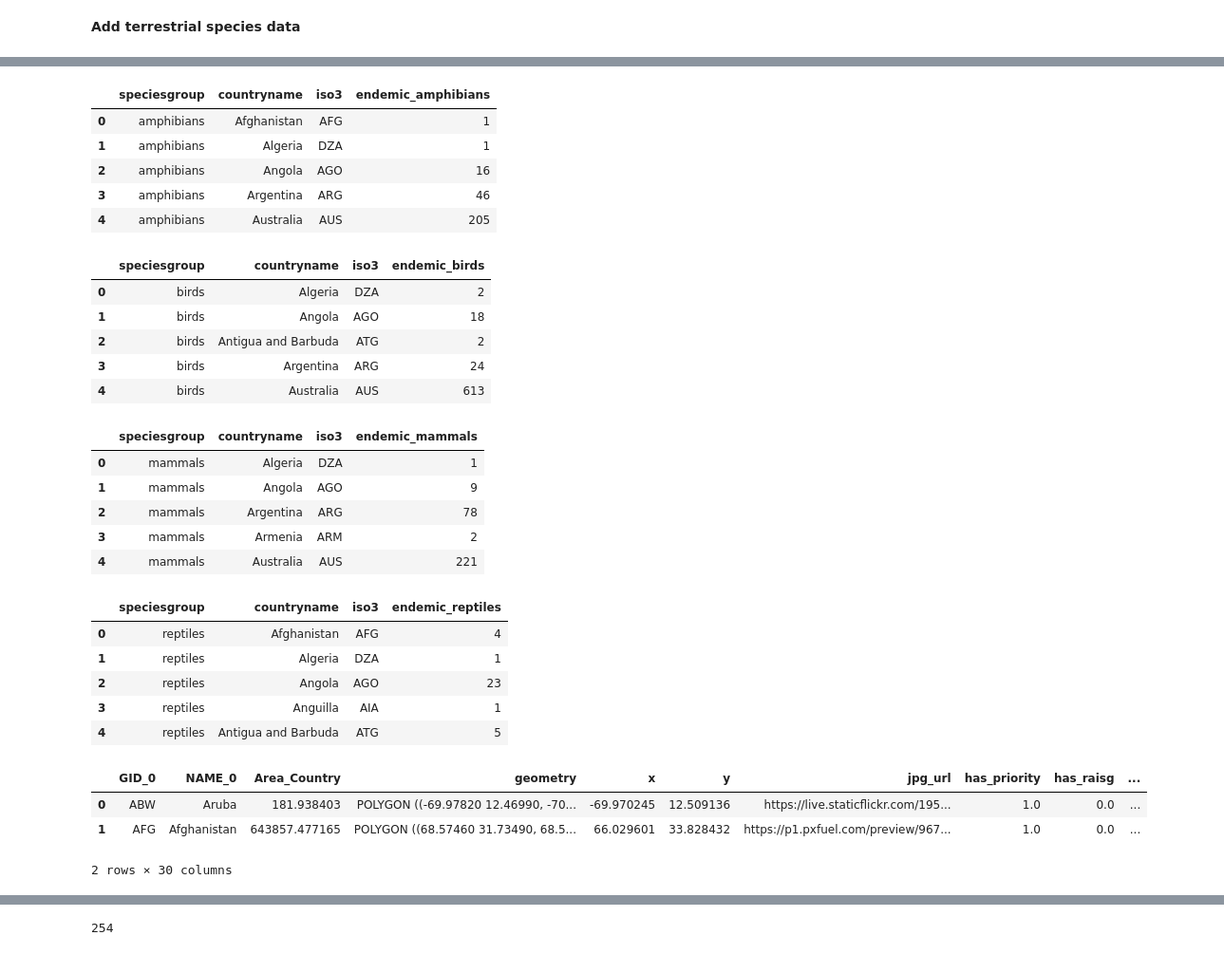
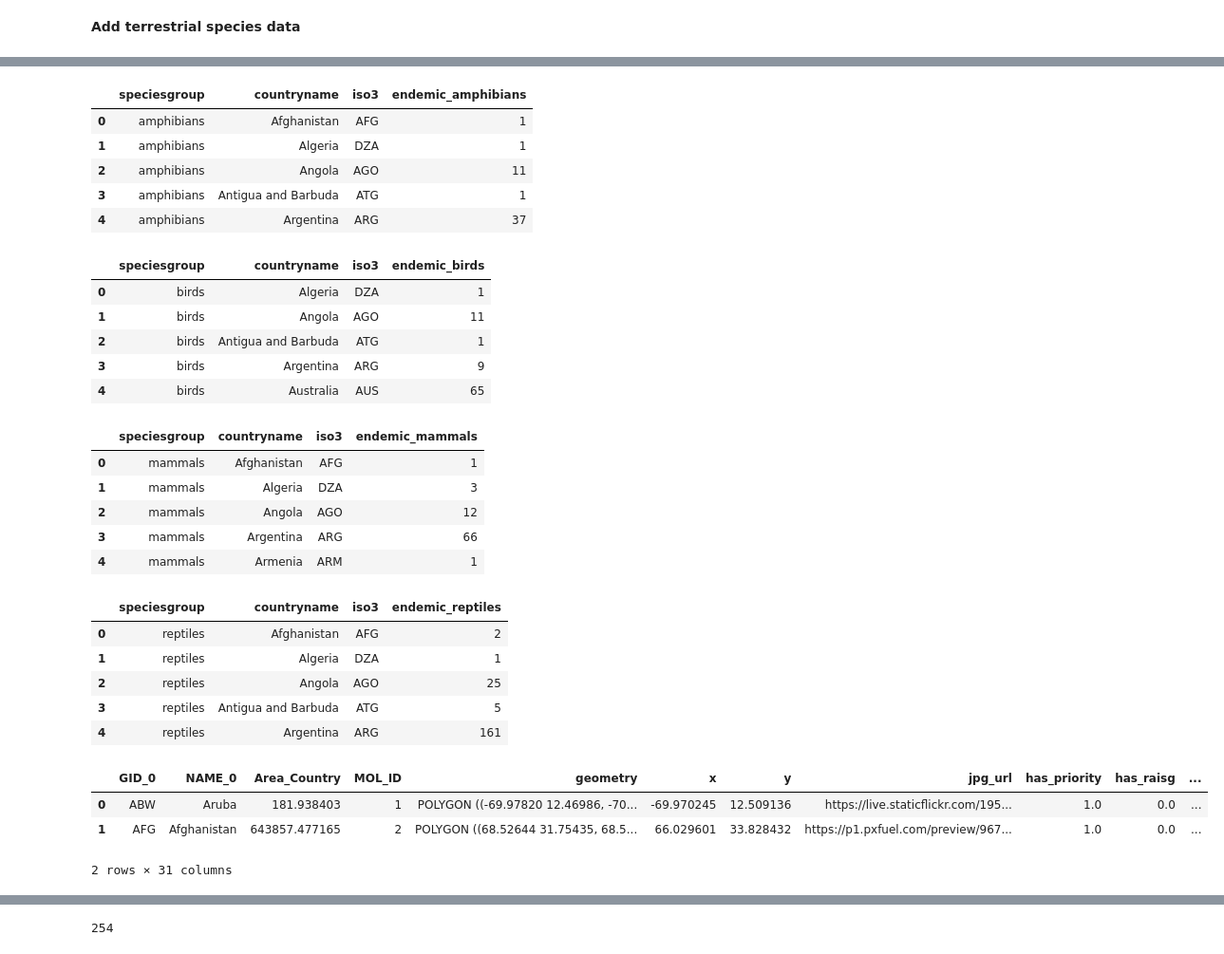
Before and after one commit to Vizzuality/he-scratchfolder, a Jupyter notebook: NRC_Terrestrial.ipynb, the cells around one changed output, grey strips where cells are left out. Shown at 95% size. Cells and saved outputs as stored; diff of their text form; code cells hidden in the pictures.

```diff
--- a/NRC_Terrestrial.ipynb
+++ b/NRC_Terrestrial.ipynb
@@ -465,68 +460,60 @@ Index(['GID_0', 'NAME_0', 'Area_Country', 'geometry', 'x', 'y', 'jpg_url',
       dtype='object')
 # %%
 ## Calculate number of endemic species per country: amph
-amph_e = ter[(ter['speciesgroup']=='amphibians')&(ter['stewardship']==1)]
-amph_e = amph_e.groupby(['speciesgroup','countryname', 'iso3']).sum()
-amph_e = amph_e.reset_index().rename(columns={'stewardship':'endemic_amphibians'}).drop(columns={'Unnamed: 0'})
+amph_e = ter[(ter['speciesgroup']=='amphibians')&(ter['stewardship']==1)].groupby(['speciesgroup','countryname', 'iso3']).sum().reset_index().rename(columns={'stewardship':'endemic_amphibians'}).drop(columns={'MOL_ID'})
 amph_e.head(5)
 # %% [output]
 |  | speciesgroup | countryname | iso3 | endemic_amphibians |
 | 0 | amphibians | Afghanistan | AFG | 1 |
 | 1 | amphibians | Algeria | DZA | 1 |
-| 2 | amphibians | Angola | AGO | 16 |
-| 3 | amphibians | Argentina | ARG | 46 |
-| 4 | amphibians | Australia | AUS | 205 |
+| 2 | amphibians | Angola | AGO | 11 |
+| 3 | amphibians | Antigua and Barbuda | ATG | 1 |
+| 4 | amphibians | Argentina | ARG | 37 |
 # %%
 ## Calculate number of endemic species per country: birds
-bird_e = ter[(ter['speciesgroup']=='birds')&(ter['stewardship']==1)]
-bird_e = bird_e.groupby(['speciesgroup','countryname', 'iso3']).sum()
-bird_e = bird_e.reset_index().rename(columns={'stewardship':'endemic_birds'}).drop(columns={'Unnamed: 0'})
+bird_e = ter[(ter['speciesgroup']=='birds')&(ter['stewardship']==1)].groupby(['speciesgroup','countryname', 'iso3']).sum().reset_index().rename(columns={'stewardship':'endemic_birds'}).drop(columns={'MOL_ID'})
 bird_e.head(5)
 # %% [output]
 |  | speciesgroup | countryname | iso3 | endemic_birds |
-| 0 | birds | Algeria | DZA | 2 |
-| 1 | birds | Angola | AGO | 18 |
-| 2 | birds | Antigua and Barbuda | ATG | 2 |
-| 3 | birds | Argentina | ARG | 24 |
-| 4 | birds | Australia | AUS | 613 |
+| 0 | birds | Algeria | DZA | 1 |
+| 1 | birds | Angola | AGO | 11 |
+| 2 | birds | Antigua and Barbuda | ATG | 1 |
+| 3 | birds | Argentina | ARG | 9 |
+| 4 | birds | Australia | AUS | 65 |
 # %%
 ## Calculate number of endemic species per country: mammals
-mam_e = ter[(ter['speciesgroup']=='mammals')&(ter['stewardship']==1)]
-mam_e = mam_e.groupby(['speciesgroup','countryname', 'iso3']).sum()
-mam_e = mam_e.reset_index().rename(columns={'stewardship':'endemic_mammals'}).drop(columns={'Unnamed: 0'})
-mam_e.head(5)
+mamm_e = ter[(ter['speciesgroup']=='mammals')&(ter['stewardship']==1)].groupby(['speciesgroup','countryname', 'iso3']).sum().reset_index().rename(columns={'stewardship':'endemic_mammals'}).drop(columns={'MOL_ID'})
+mamm_e.head(5)
 # %% [output]
 |  | speciesgroup | countryname | iso3 | endemic_mammals |
-| 0 | mammals | Algeria | DZA | 1 |
-| 1 | mammals | Angola | AGO | 9 |
-| 2 | mammals | Argentina | ARG | 78 |
-| 3 | mammals | Armenia | ARM | 2 |
-| 4 | mammals | Australia | AUS | 221 |
+| 0 | mammals | Afghanistan | AFG | 1 |
+| 1 | mammals | Algeria | DZA | 3 |
+| 2 | mammals | Angola | AGO | 12 |
+| 3 | mammals | Argentina | ARG | 66 |
+| 4 | mammals | Armenia | ARM | 1 |
 # %%
 ## Calculate number of endemic species per country: rept
-rept_e = ter[(ter['speciesgroup']=='reptiles')&(ter['stewardship']==1)]
-rept_e = rept_e.groupby(['speciesgroup','countryname', 'iso3']).sum()
-rept_e = rept_e.reset_index().rename(columns={'stewardship':'endemic_reptiles'}).drop(columns={'Unnamed: 0'})
+rept_e = ter[(ter['speciesgroup']=='reptiles')&(ter['stewardship']==1)].groupby(['speciesgroup','countryname', 'iso3']).sum().reset_index().rename(columns={'stewardship':'endemic_reptiles'}).drop(columns={'MOL_ID'})
 rept_e.head(5)
 # %% [output]
 |  | speciesgroup | countryname | iso3 | endemic_reptiles |
-| 0 | reptiles | Afghanistan | AFG | 4 |
+| 0 | reptiles | Afghanistan | AFG | 2 |
 | 1 | reptiles | Algeria | DZA | 1 |
-| 2 | reptiles | Angola | AGO | 23 |
-| 3 | reptiles | Anguilla | AIA | 1 |
-| 4 | reptiles | Antigua and Barbuda | ATG | 5 |
+| 2 | reptiles | Angola | AGO | 25 |
+| 3 | reptiles | Antigua and Barbuda | ATG | 5 |
+| 4 | reptiles | Argentina | ARG | 161 |
 # %%
 ## Merge endemic data in dataframe
 df= pd.merge(df, amph_e,  how='left', left_on=['GID_0','NAME_0'], right_on = ['iso3','countryname']).drop(columns = {'speciesgroup','iso3','countryname'})
 df= pd.merge(df, bird_e,  how='left', left_on=['GID_0','NAME_0'], right_on = ['iso3','countryname']).drop(columns = {'speciesgroup','iso3','countryname'})
-df= pd.merge(df, mam_e,  how='left', left_on=['GID_0','NAME_0'], right_on = ['iso3','countryname']).drop(columns = {'speciesgroup','iso3','countryname'})
+df= pd.merge(df, mamm_e,  how='left', left_on=['GID_0','NAME_0'], right_on = ['iso3','countryname']).drop(columns = {'speciesgroup','iso3','countryname'})
 df= pd.merge(df, rept_e,  how='left', left_on=['GID_0','NAME_0'], right_on = ['iso3','countryname']).drop(columns = {'speciesgroup','iso3','countryname'})
 df.head(2)
 # %% [output]
-|  | GID_0 | NAME_0 | Area_Country | geometry | x | y | jpg_url | has_priority | has_raisg | ... |
-| 0 | ABW | Aruba | 181.938403 | POLYGON ((-69.97820 12.46990, -70... | -69.970245 | 12.509136 | https://live.staticflickr.com/195... | 1.0 | 0.0 | ... |
-| 1 | AFG | Afghanistan | 643857.477165 | POLYGON ((68.57460 31.73490, 68.5... | 66.029601 | 33.828432 | https://p1.pxfuel.com/preview/967... | 1.0 | 0.0 | ... |
+|  | GID_0 | NAME_0 | Area_Country | MOL_ID | geometry | x | y | jpg_url | has_priority | has_raisg | ... |
+| 0 | ABW | Aruba | 181.938403 | 1 | POLYGON ((-69.97820 12.46986, -70... | -69.970245 | 12.509136 | https://live.staticflickr.com/195... | 1.0 | 0.0 | ... |
+| 1 | AFG | Afghanistan | 643857.477165 | 2 | POLYGON ((68.52644 31.75435, 68.5... | 66.029601 | 33.828432 | https://p1.pxfuel.com/preview/967... | 1.0 | 0.0 | ... |
-2 rows × 30 columns
+2 rows × 31 columns
 # %%
 df.columns
 # %% [output]
```
Also changed, not shown: parts of 98 cells of this notebook, 1 other file.
